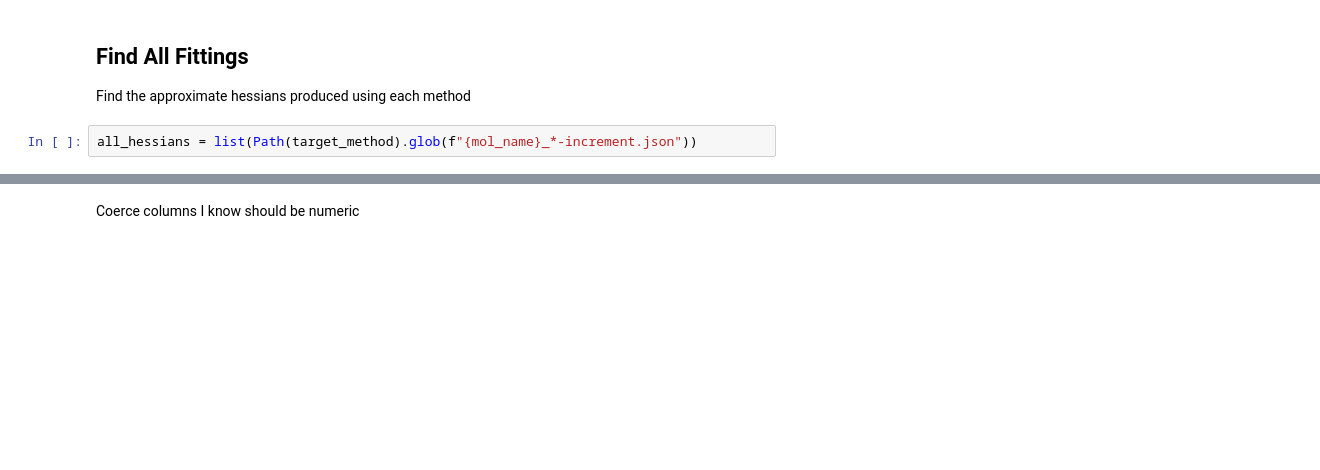
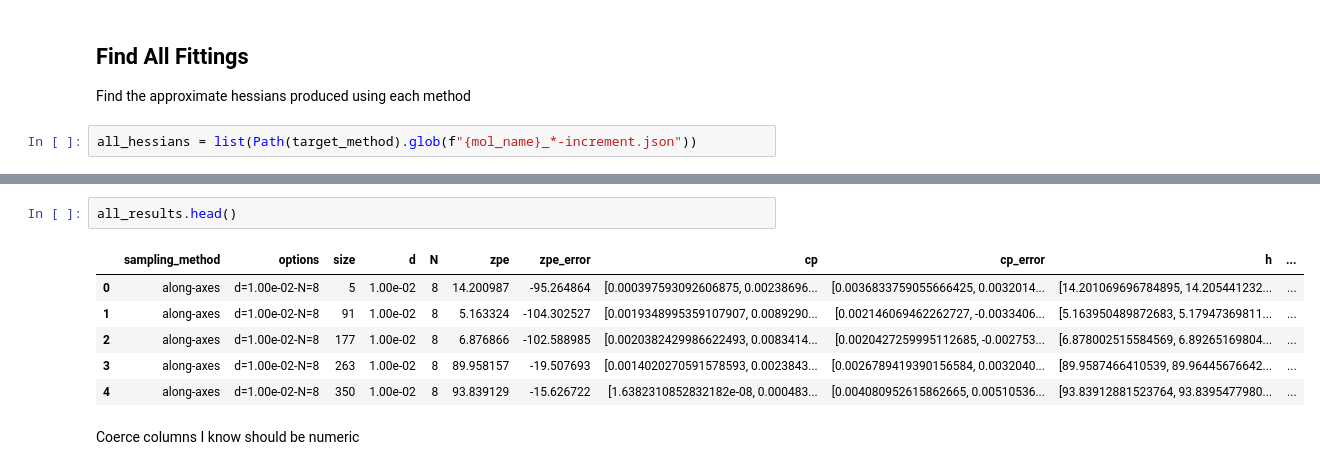
Before and after one commit to globus-labs/faster-molecular-hessians, a Jupyter notebook: notebooks/3_consolidate-results/0_compare-sampling-strategies-with-mbtr.ipynb, the cells around one changed output, grey strips where cells are left out. Drawn from its saved outputs; the diff is of its cells as text; blank space fills up the shorter version.

```diff
--- a/notebooks/3_consolidate-results/0_compare-sampling-strategies-with-mbtr.ipynb
+++ b/notebooks/3_consolidate-results/0_compare-sampling-strategies-with-mbtr.ipynb
@@ -71,3 +71,12 @@ Loaded 112 approximate hessians
+# %%
+all_results.head()
+# %% [output]
+|  | sampling_method | options | size | d | N | zpe | zpe_error | cp | cp_error | h | ... |
+| 0 | along-axes | d=1.00e-02-N=8 | 5 | 1.00e-02 | 8 | 14.200987 | -95.264864 | [0.000397593092606875, 0.00238696... | [0.0036833759055666425, 0.0032014... | [14.201069696784895, 14.205441232... | ... |
+| 1 | along-axes | d=1.00e-02-N=8 | 91 | 1.00e-02 | 8 | 5.163324 | -104.302527 | [0.0019348995359107907, 0.0089290... | [0.002146069462262727, -0.0033406... | [5.163950489872683, 5.17947369811... | ... |
+| 2 | along-axes | d=1.00e-02-N=8 | 177 | 1.00e-02 | 8 | 6.876866 | -102.588985 | [0.0020382429986622493, 0.0083414... | [0.0020427259995112685, -0.002753... | [6.878002515584569, 6.89265169804... | ... |
+| 3 | along-axes | d=1.00e-02-N=8 | 263 | 1.00e-02 | 8 | 89.958157 | -19.507693 | [0.0014020270591578593, 0.0023843... | [0.0026789419390156584, 0.0032040... | [89.9587466410539, 89.96445676642... | ... |
+| 4 | along-axes | d=1.00e-02-N=8 | 350 | 1.00e-02 | 8 | 93.839129 | -15.626722 | [1.6382310852832182e-08, 0.000483... | [0.004080952615862665, 0.00510536... | [93.83912881523764, 93.8395477980... | ... |
 # %% [markdown]
 Coerce columns I know should be numeric
 # %%
```
Also changed, not shown: parts of 10 cells of this notebook, 1 other file.
